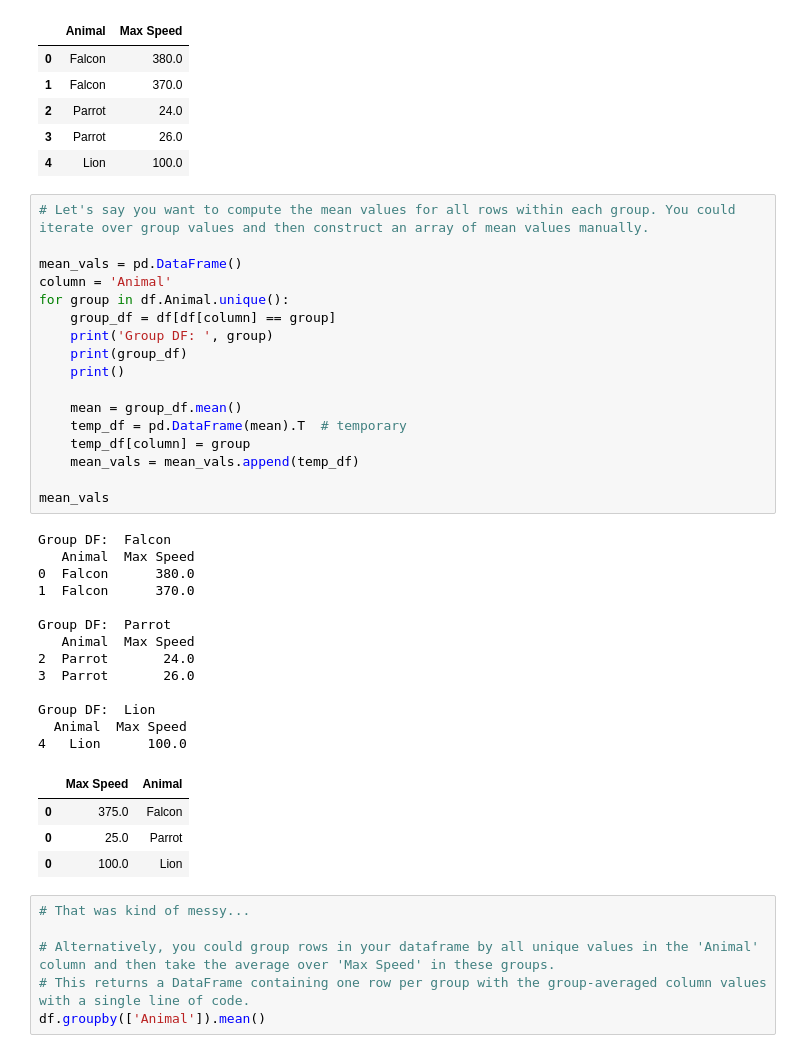
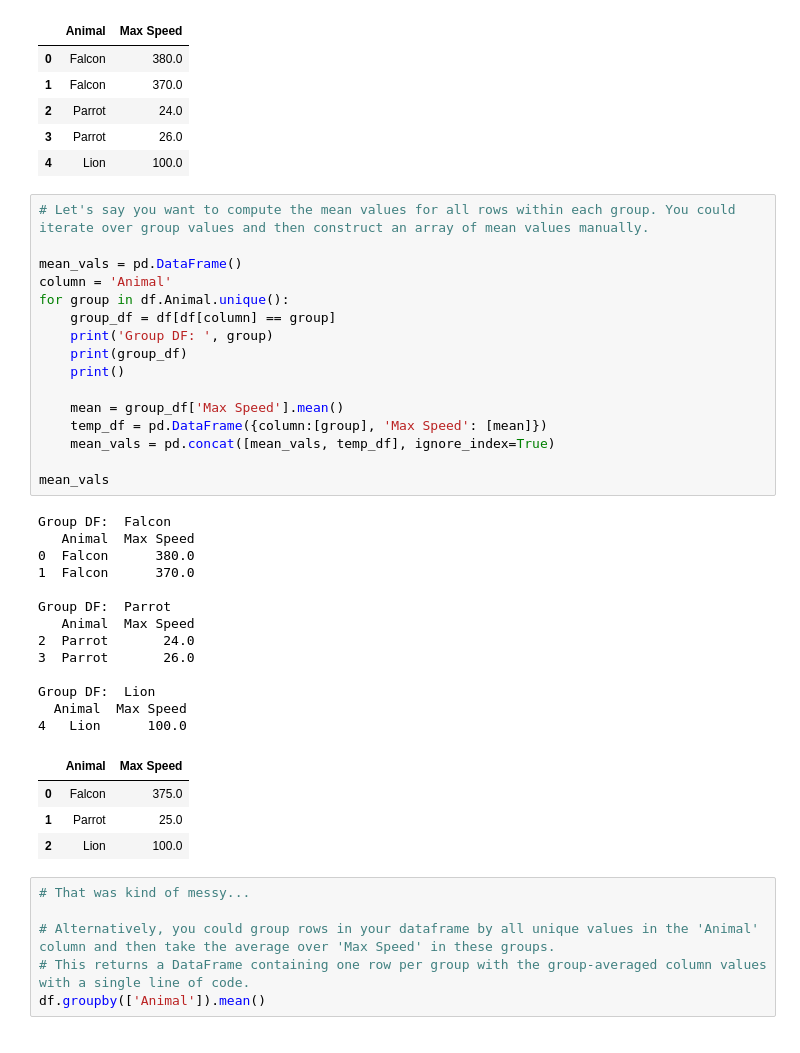
Before and after one commit to pennmem/COGS4290_DataMemoryBrains, a Jupyter notebook: Appendix1_Python_Jupyter_Numpy_Pandas.ipynb, the cells around one changed output. Cells and saved outputs as stored; diff of their text form.

Commit message:
updating appendices, extra assignment 0 problems, pointers to FHM behavioral plots

```diff
--- a/Appendix1_Python_Jupyter_Numpy_Pandas.ipynb
+++ b/Appendix1_Python_Jupyter_Numpy_Pandas.ipynb
@@ -663,38 +678,37 @@ df
 # %%
 # Let's say you want to compute the mean values for all rows within each group. You could iterate over group values and then construct an array of mean values manually.
 
 mean_vals = pd.DataFrame()
 column = 'Animal'
 for group in df.Animal.unique():
     group_df = df[df[column] == group]
     print('Group DF: ', group)
     print(group_df)
     print()
 
-    mean = group_df.mean()
-    temp_df = pd.DataFrame(mean).T  # temporary
-    temp_df[column] = group
-    mean_vals = mean_vals.append(temp_df)
+    mean = group_df['Max Speed'].mean()
+    temp_df = pd.DataFrame({column:[group], 'Max Speed': [mean]})
+    mean_vals = pd.concat([mean_vals, temp_df], ignore_index=True)
 
 mean_vals
 # %% [output]
 Group DF:  Falcon
    Animal  Max Speed
 0  Falcon      380.0
 1  Falcon      370.0
 
 Group DF:  Parrot
    Animal  Max Speed
 2  Parrot       24.0
 3  Parrot       26.0
 
 Group DF:  Lion
   Animal  Max Speed
 4   Lion      100.0
-|  | Max Speed | Animal |
-| 0 | 375.0 | Falcon |
-| 0 | 25.0 | Parrot |
-| 0 | 100.0 | Lion |
+|  | Animal | Max Speed |
+| 0 | Falcon | 375.0 |
+| 1 | Parrot | 25.0 |
+| 2 | Lion | 100.0 |
 # %%
 # That was kind of messy...
 
```
Also changed, not shown: parts of 16 cells of this notebook, 34 other files.
